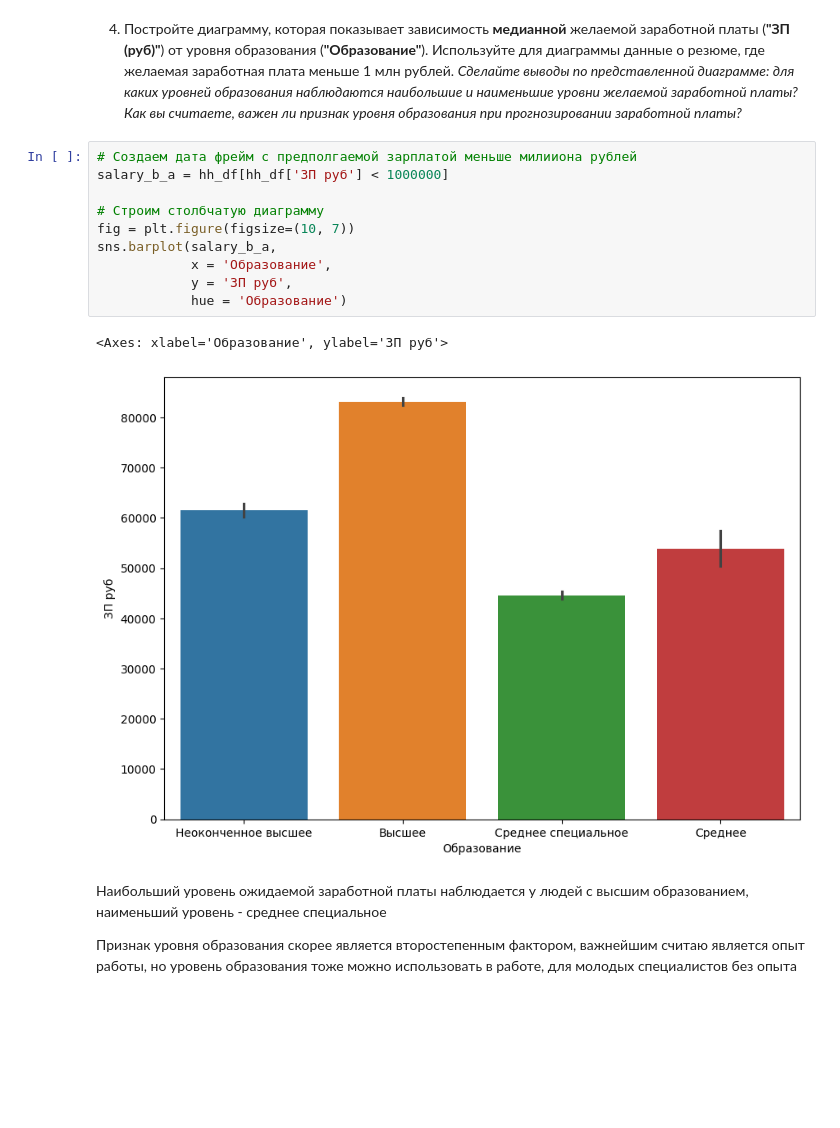
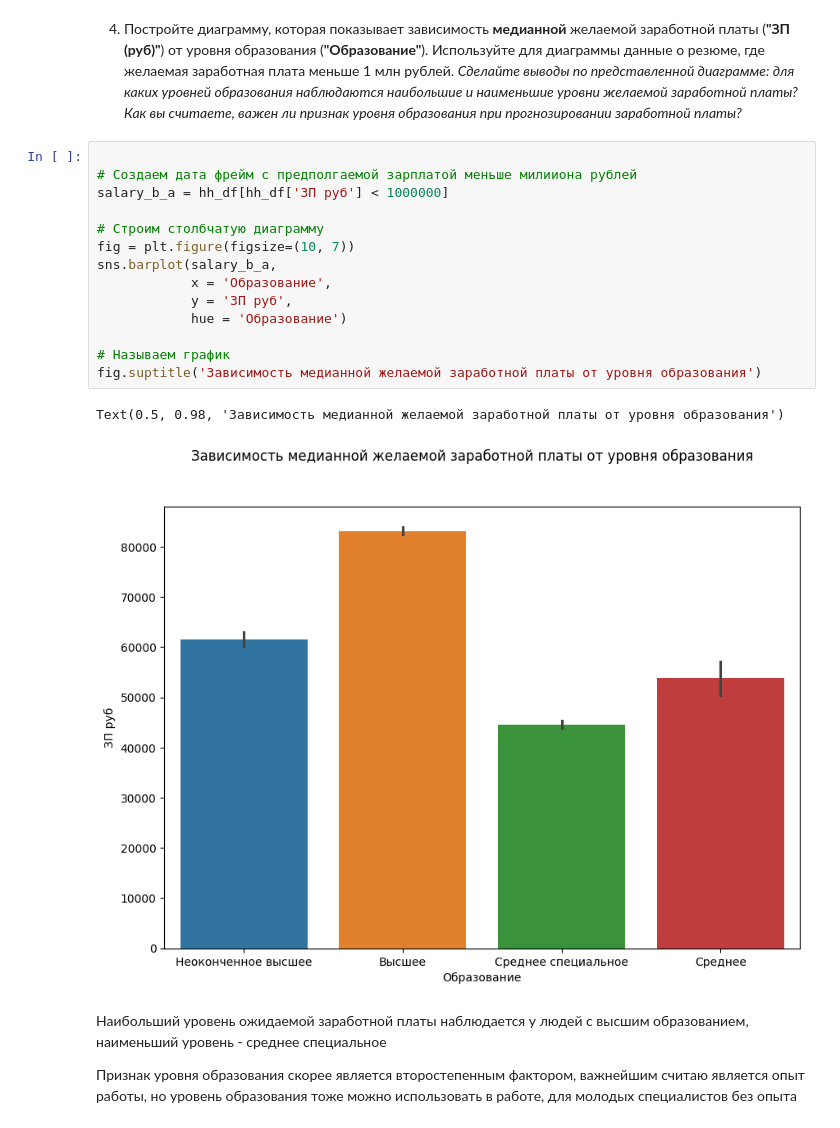
Before and after one commit to Artur285/SF_DS_Project_1, a Jupyter notebook: PROJECT_1. Анализ вакансий на HeadHunter/Project-1._Ноутбук-шаблон.ipynb, the cells around one changed output. Cells and saved outputs as stored; diff of their text form; blank space fills up the shorter version.

```diff
--- a/PROJECT_1. Анализ вакансий на HeadHunter/Project-1._Ноутбук-шаблон.ipynb
+++ b/PROJECT_1. Анализ вакансий на HeadHunter/Project-1._Ноутбук-шаблон.ipynb
@@ -484,18 +491,22 @@ Name: ЗП руб, dtype: float64
 4. Постройте диаграмму, которая показывает зависимость **медианной** желаемой заработной платы (**"ЗП (руб)"**) от уровня образования (**"Образование"**). Используйте для диаграммы данные о резюме, где желаемая заработная плата меньше 1 млн рублей.
 *Сделайте выводы по представленной диаграмме: для каких уровней образования наблюдаются наибольшие и наименьшие уровни желаемой заработной платы? Как вы считаете, важен ли признак уровня образования при прогнозировании заработной платы?*
 # %%
+
 # Создаем дата фрейм с предполгаемой зарплатой меньше милииона рублей
 salary_b_a = hh_df[hh_df['ЗП руб'] < 1000000]
 
 # Строим столбчатую диаграмму
 fig = plt.figure(figsize=(10, 7))
 sns.barplot(salary_b_a,
             x = 'Образование',
             y = 'ЗП руб',
             hue = 'Образование')
+
+# Называем график
+fig.suptitle('Зависимость медианной желаемой заработной платы от уровня образования')
 # %% [output]
-<Axes: xlabel='Образование', ylabel='ЗП руб'>
+Text(0.5, 0.98, 'Зависимость медианной желаемой заработной платы от уровня образования')
-[figure, old version]
+[figure, new version]
 # %% [markdown]
 Наибольший уровень ожидаемой заработной платы наблюдается у людей с высшим образованием, наименьший уровень - среднее специальное
 
```
Also changed, not shown: parts of 16 cells of this notebook.
